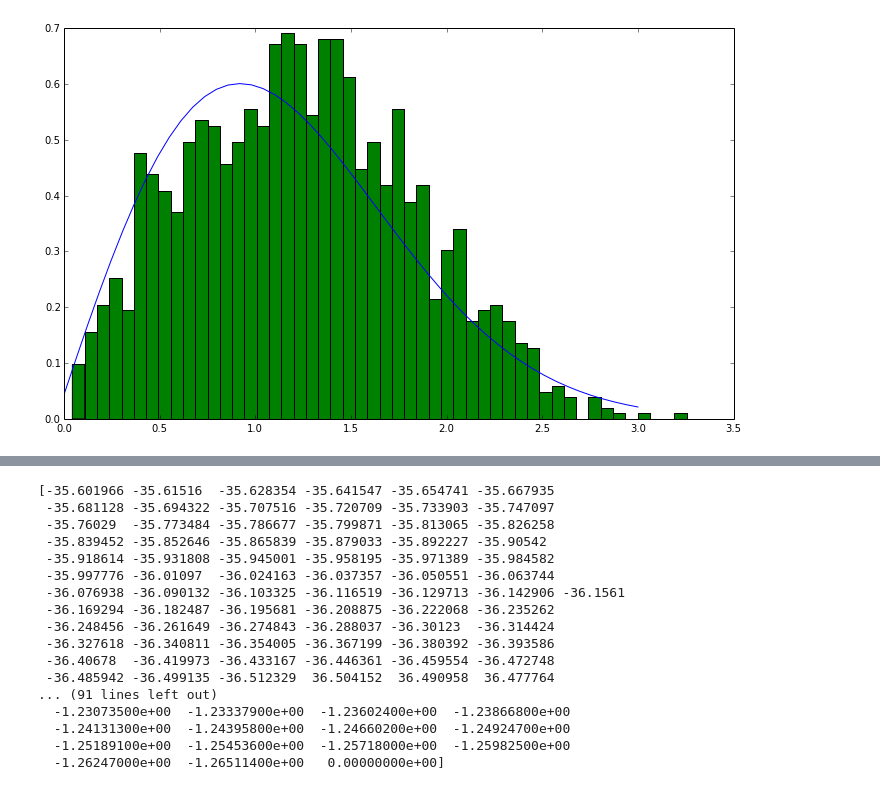
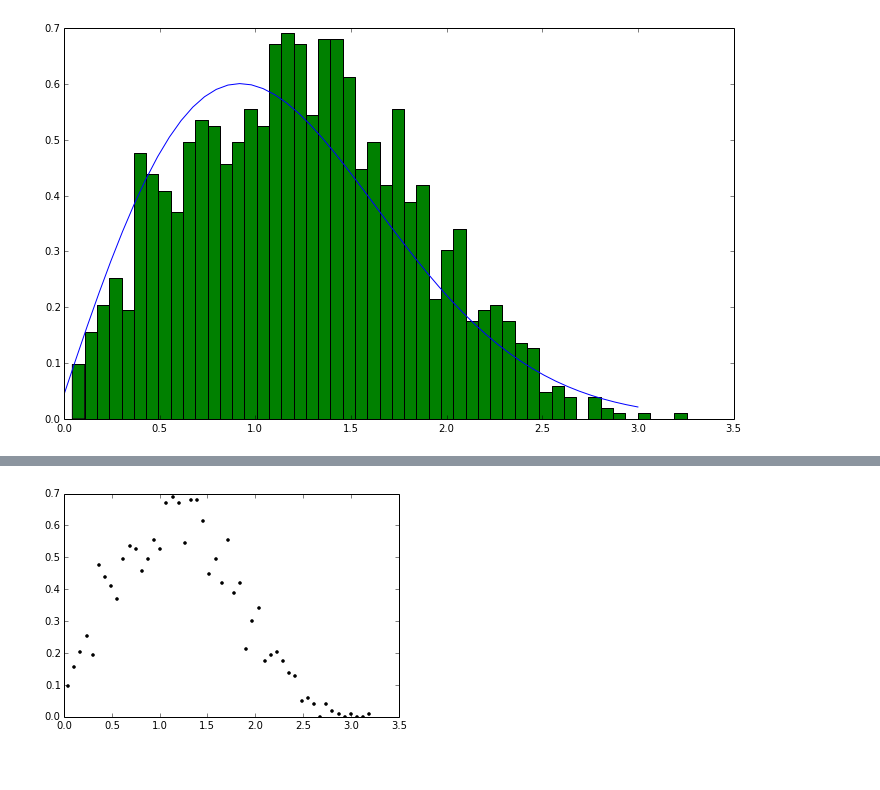
Before and after one commit to diitaz93/MC, a Jupyter notebook: HM_3/Rayleigh.ipynb, the cells around one changed output, grey strips where cells are left out. Cells and saved outputs as stored; diff of their text form; code cells hidden in the pictures.

```diff
--- a/HM_3/Rayleigh.ipynb
+++ b/HM_3/Rayleigh.ipynb
@@ -106,35 +88,17 @@ print x1
 # %%
 for i in range(len(py)/1600-1):
    y1[i]=py[1600*i]
-print y1
+#print y1
 y1max=amax(y1)
 y1min=amin(y1)
-print y1max
-print y1min
+#print y1max
+#print y1min
 for i in range(len(y1)):
     if y1[i]<0:
         y1[i]=y1[i]-y1min
     else:
         y1[i]=y1[i]-y1max
-print y1
+#print y1
-# %% [output]
-[-35.601966 -35.61516  -35.628354 -35.641547 -35.654741 -35.667935
- -35.681128 -35.694322 -35.707516 -35.720709 -35.733903 -35.747097
- -35.76029  -35.773484 -35.786677 -35.799871 -35.813065 -35.826258
- -35.839452 -35.852646 -35.865839 -35.879033 -35.892227 -35.90542
- -35.918614 -35.931808 -35.945001 -35.958195 -35.971389 -35.984582
- -35.997776 -36.01097  -36.024163 -36.037357 -36.050551 -36.063744
- -36.076938 -36.090132 -36.103325 -36.116519 -36.129713 -36.142906 -36.1561
- -36.169294 -36.182487 -36.195681 -36.208875 -36.222068 -36.235262
- -36.248456 -36.261649 -36.274843 -36.288037 -36.30123  -36.314424
- -36.327618 -36.340811 -36.354005 -36.367199 -36.380392 -36.393586
- -36.40678  -36.419973 -36.433167 -36.446361 -36.459554 -36.472748
- -36.485942 -36.499135 -36.512329  36.504152  36.490958  36.477764
-... (91 lines left out)
-  -1.23073500e+00  -1.23337900e+00  -1.23602400e+00  -1.23866800e+00
-  -1.24131300e+00  -1.24395800e+00  -1.24660200e+00  -1.24924700e+00
-  -1.25189100e+00  -1.25453600e+00  -1.25718000e+00  -1.25982500e+00
-  -1.26247000e+00  -1.26511400e+00   0.00000000e+00]
 # %%
 for i in range(len(x1)-1):
     graf=figure()
@@ -143,3 +107,10 @@ for i in range(len(x1)-1):
     scatter(x1[i],y1[i])
     savefig(str(100+i)+".png")
     close(graf)
+# %%
+for i in range(1600):
+    #print i
+    plot (x[i*1600:(i+1)*1600],y[i*1600:(i+1)*1600] , "ok", ms=3)
+    savefig(str(i) + ".png")
+# %% [output]
+[figure, added]
```
Also changed, not shown: parts of 1 cell of this notebook, 1 other file.
